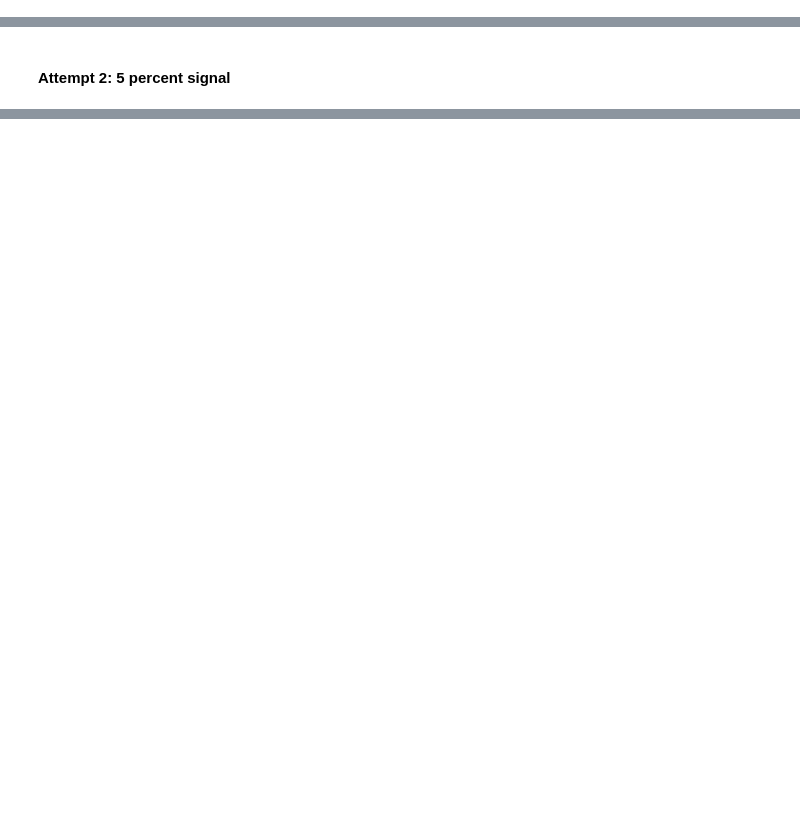
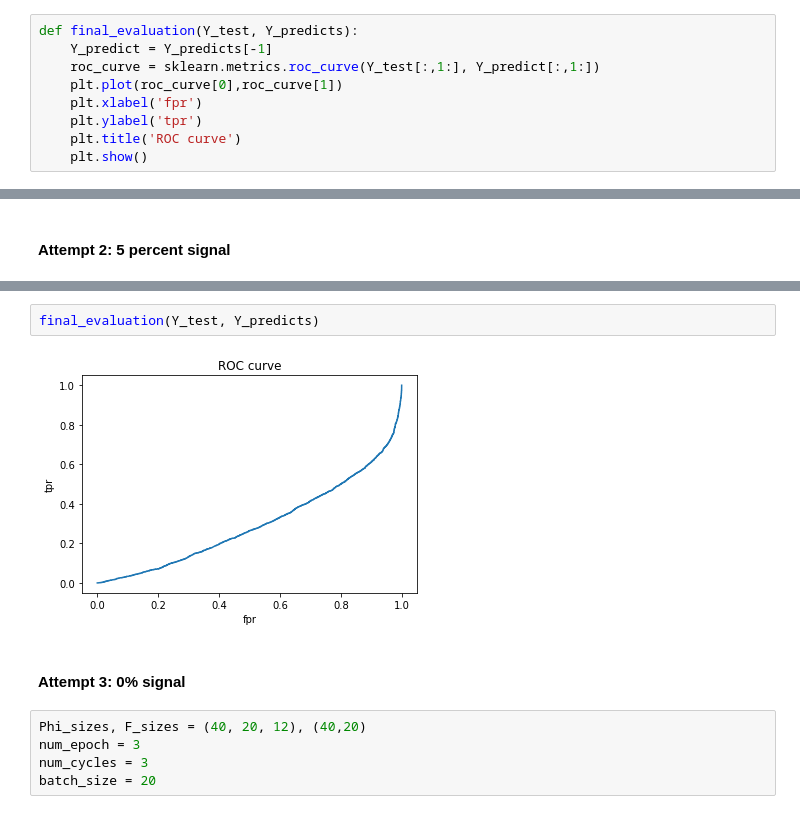
Before and after one commit to bnachman/ILCAnomalies, a Jupyter notebook: training_notebook.ipynb, the cells around one changed output, grey strips where cells are left out. Drawn from its saved outputs; the diff is of its cells as text; blank space fills up the shorter version.

```diff
--- a/training_notebook.ipynb
+++ b/training_notebook.ipynb
@@ -213,6 +277,15 @@ def evaluate_model(histories, Y_test, Y_predicts):
 
     # display the plot
     plt.show()
+# %%
+def final_evaluation(Y_test, Y_predicts):
+    Y_predict = Y_predicts[-1]
+    roc_curve = sklearn.metrics.roc_curve(Y_test[:,1:], Y_predict[:,1:])
+    plt.plot(roc_curve[0],roc_curve[1])
+    plt.xlabel('fpr')
+    plt.ylabel('tpr')
+    plt.title('ROC curve')
+    plt.show()
 # %% [markdown]
 ### Execution
 # %% [markdown]
@@ -271,0 +386,11 @@ X_train, X_val, X_test, Y_train,Y_val,Y_test = prep_and_shufflesplit_data(0.05)
+# %%
+final_evaluation(Y_test, Y_predicts)
+# %% [output]
+[figure, added]
+# %% [markdown]
+#### Attempt 3: 0% signal
+# %%
+Phi_sizes, F_sizes = (40, 20, 12), (40,20)
+num_epoch = 3
+num_cycles = 3
+batch_size = 20
```
Also changed, not shown: parts of 25 cells of this notebook.
